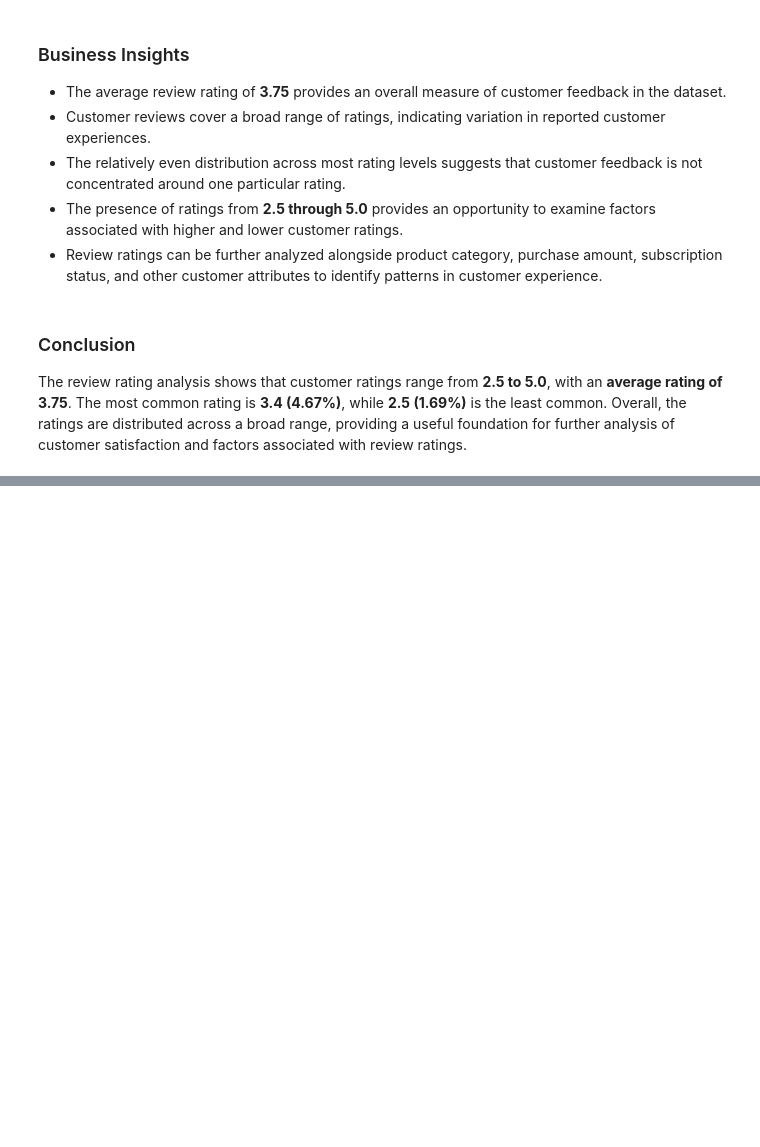
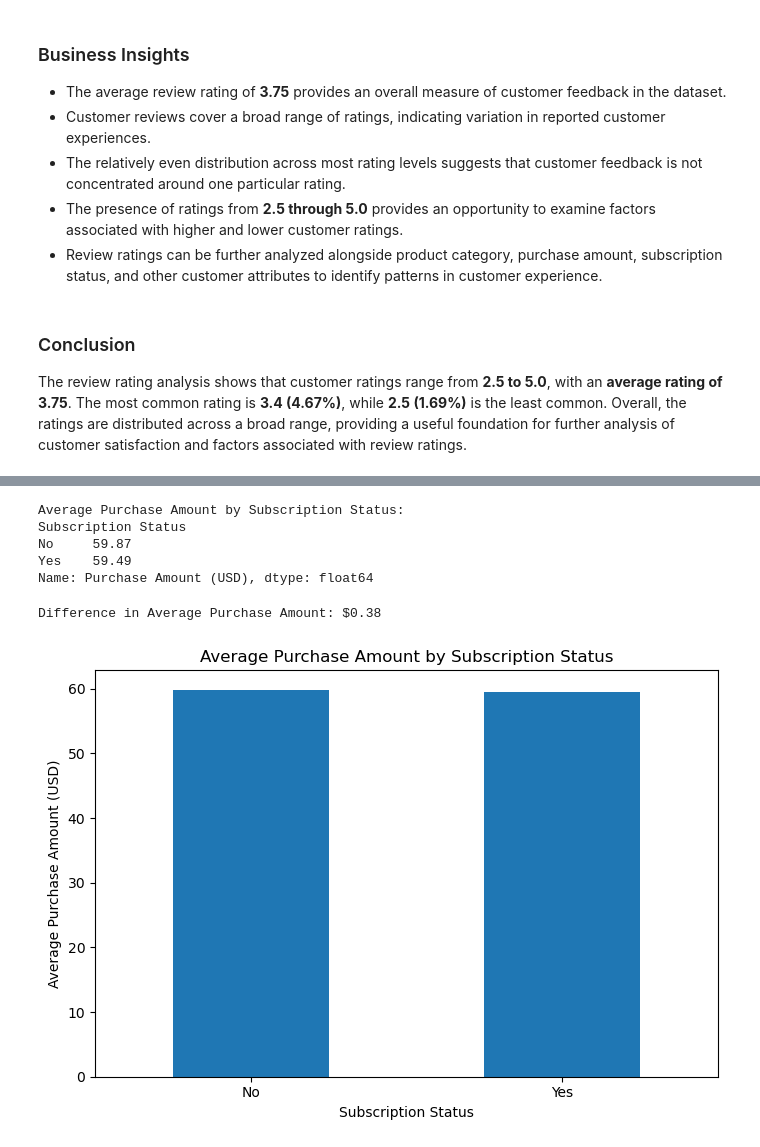
Before and after one commit to kalaranjani-a/customer-shopping-behavior-analysis, a Jupyter notebook: notebooks/customer_shopping_analysis.ipynb, the cells around one changed output, grey strips where cells are left out. Drawn from its saved outputs; the diff is of its cells as text; code cells hidden in the pictures; blank space fills up the shorter version.

```diff
--- a/notebooks/customer_shopping_analysis.ipynb
+++ b/notebooks/customer_shopping_analysis.ipynb
@@ -2245,0 +2498,52 @@ The review rating analysis shows that customer ratings range from **2.5 to 5.0**
+# %%
+subscription_purchase_amount = (
+    df.groupby("Subscription Status")["Purchase Amount (USD)"]
+    .mean()
+    .sort_values(ascending=False)
+    .round(2)
+)
+
+print("Average Purchase Amount by Subscription Status:")
+print(subscription_purchase_amount)
+# %% [output]
+Average Purchase Amount by Subscription Status:
+Subscription Status
+No     59.87
+Yes    59.49
+Name: Purchase Amount (USD), dtype: float64
+# %%
+highest_subscription_amount = subscription_purchase_amount.max()
+lowest_subscription_amount = subscription_purchase_amount.min()
+
+subscription_amount_difference = round(
+    highest_subscription_amount - lowest_subscription_amount,
+    2
+)
+
+print(
+    f"\nDifference in Average Purchase Amount: "
+    f"${subscription_amount_difference:.2f}"
+)
+# %% [output]
+Difference in Average Purchase Amount: $0.38
+# %%
+subscription_purchase_amount.plot(
+    kind="bar",
+    figsize=(7, 5),
+    title="Average Purchase Amount by Subscription Status",
+    xlabel="Subscription Status",
+    ylabel="Average Purchase Amount (USD)"
+)
+
+plt.xticks(rotation=0)
+plt.tight_layout()
+
+plt.savefig(
+    "../images/average_purchase_amount_by_subscription.png",
+    dpi=300,
+    bbox_inches="tight"
+)
+
+plt.show()
+# %% [output]
+[figure, added]
```
Also changed, not shown: parts of 40 cells of this notebook, 6 other files.
